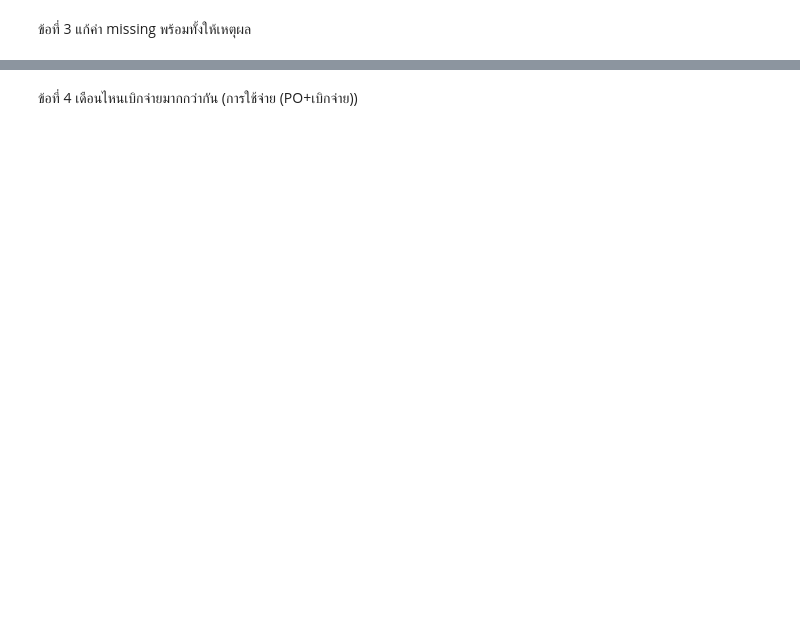
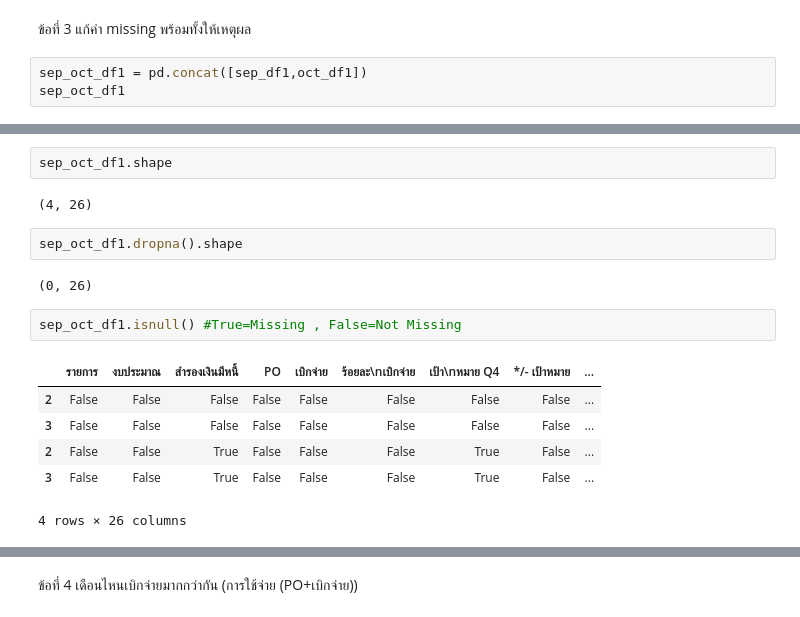
Before and after one commit to ananyapoonsawat/Python_dataviz2023, a Jupyter notebook: Pandas102.ipynb, the cells around one changed output, grey strips where cells are left out. Drawn from its saved outputs; the diff is of its cells as text; blank space fills up the shorter version.

```diff
--- a/Pandas102.ipynb
+++ b/Pandas102.ipynb
@@ -212,2 +245,5 @@ sep_oct_df1.describe()
 # %% [markdown]
 ข้อที่ 3 แก้ค่า missing พร้อมทั้งให้เหตุผล
+# %%
+sep_oct_df1 = pd.concat([sep_df1,oct_df1])
+sep_oct_df1
@@ -213,0 +277,17 @@ sep_oct_df1.describe()
+# %%
+sep_oct_df1.shape
+# %% [output]
+(4, 26)
+# %%
+sep_oct_df1.dropna().shape
+# %% [output]
+(0, 26)
+# %%
+sep_oct_df1.isnull() #True=Missing , False=Not Missing
+# %% [output]
+|  | รายการ | งบประมาณ | สำรองเงินมีหนี้ | PO | เบิกจ่าย | ร้อยละ\nเบิกจ่าย | เป้า\nหมาย Q4 | */- เป้าหมาย | ... |
+| 2 | False | False | False | False | False | False | False | False | ... |
+| 3 | False | False | False | False | False | False | False | False | ... |
+| 2 | False | False | True | False | False | False | True | False | ... |
+| 3 | False | False | True | False | False | False | True | False | ... |
+4 rows × 26 columns
```
Also changed, not shown: parts of 17 cells of this notebook.
